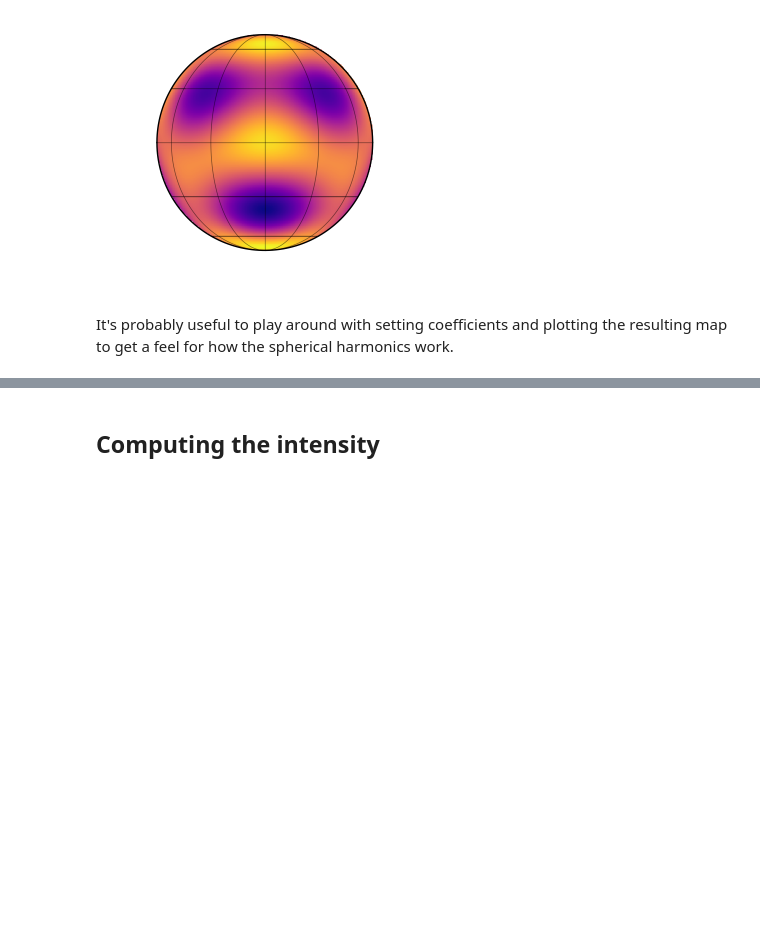
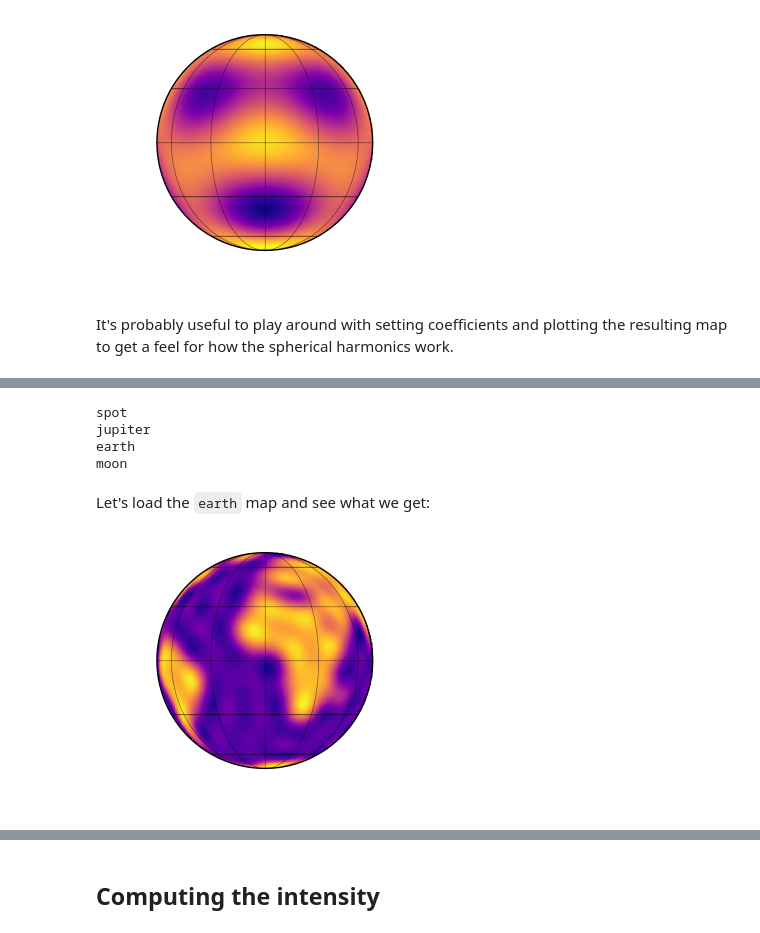
Before and after one commit to rodluger/starry, a Jupyter notebook: notebooks/Basics.ipynb, the cells around one changed output, grey strips where cells are left out. Saved outputs shown, nothing was run; the diff lists cells and outputs as text; code cells hidden in the pictures; blank space fills up the shorter version.

```diff
--- a/notebooks/Basics.ipynb
+++ b/notebooks/Basics.ipynb
@@ -244,0 +255,18 @@ map.show(theta=theta)
+# %%
+import os
+import glob
+for file in glob.glob(os.path.join(os.path.dirname(starry.__file__), "img", "*.jpg")):
+    print(os.path.basename(file)[:-4])
+# %% [output]
+spot
+jupiter
+earth
+moon
+# %% [markdown]
+Let's load the ``earth`` map and see what we get:
+# %%
+map = starry.Map(ydeg=20, quiet=True)
+map.load("earth")
+map.show()
+# %% [output]
+[figure, added]
```
Also changed, not shown: parts of 33 cells of this notebook, 11 other files.
